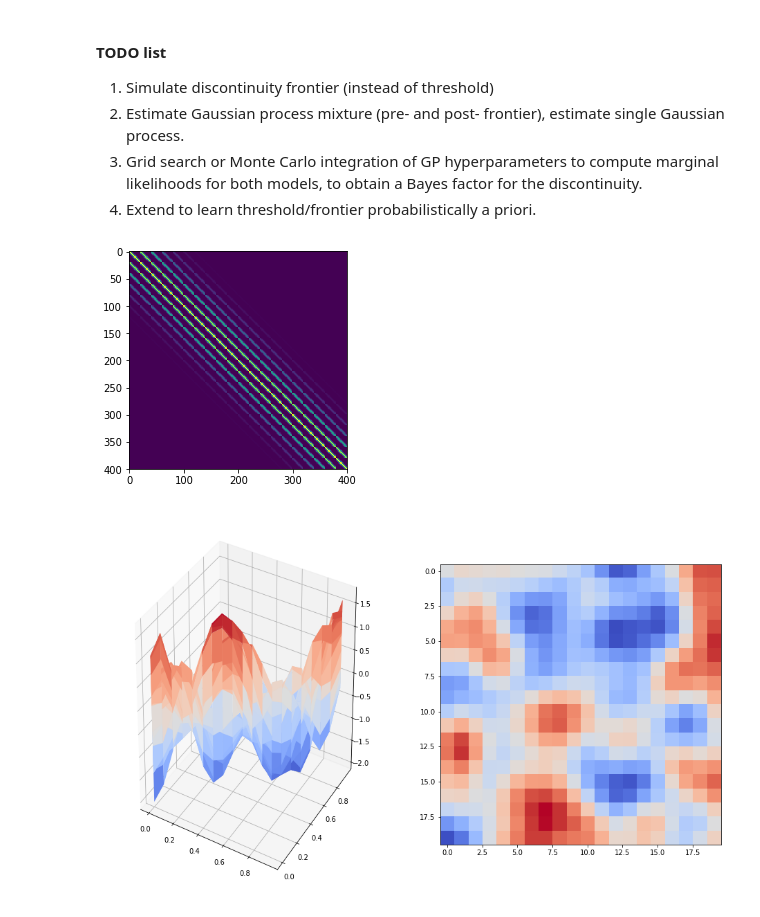
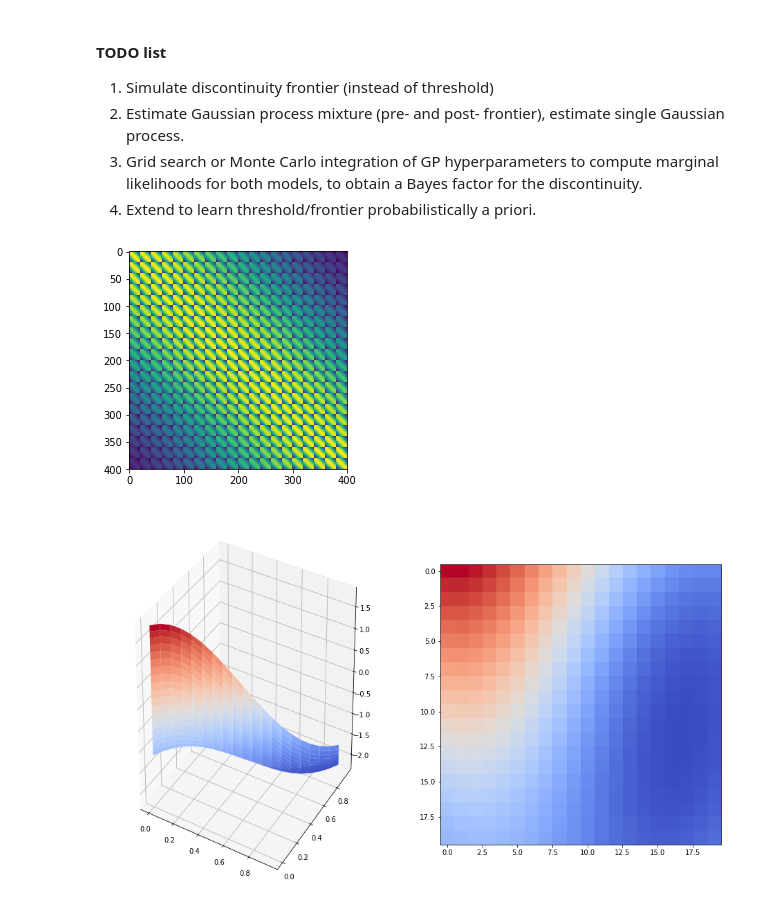
Before and after one commit to mhinne/GPRDD, a Jupyter notebook: GPRDD playground.ipynb, the cells around one changed output. Saved outputs shown, nothing was run; the diff lists cells and outputs as text; code cells hidden in the pictures.

```diff
--- a/GPRDD playground.ipynb
+++ b/GPRDD playground.ipynb
@@ -15,35 +15,35 @@ import utils
 reload(utils)
 
 import numpy as np
 import scipy as sp
 import matplotlib.pyplot as plt
 import matplotlib
 matplotlib.use('Qt4Agg', warn=False)
 %matplotlib inline
 
 # assuming standardized predictors
 
 gridrange = np.arange(0, 1, 0.05)
 U, V = np.meshgrid(gridrange, gridrange)
 
 x = np.transpose(np.array([U.flatten(), V.flatten()]))
 
 ns = x.shape[0]
 
 k = lambda x, y, alpha: np.exp(-np.dot(x-y, x-y) / (2*alpha**2))
 
-alpha = 0.1
+alpha = 0.5
 
 C = np.zeros((ns, ns))
 
 for i in range(ns):
     for j in range(ns):
         C[i,j] = k(x[i,:], x[j,:], alpha)
 
 plt.imshow(C)
 plt.pause(1)
 # %% [output]
-[figure, old version]
+[figure, new version]
 # %%
 A, S, _ = np.linalg.svd(C, full_matrices = True)
 z = np.random.normal(loc = 0.0, scale=1.0, size=ns)
@@ -60,4 +60,4 @@ ax = fig.add_subplot(122)
 ax.imshow(sample, cmap=cm.coolwarm)
 plt.pause(1)
 # %% [output]
-[figure, old version]
+[figure, new version]
```
Also changed, not shown: 13 other files.
